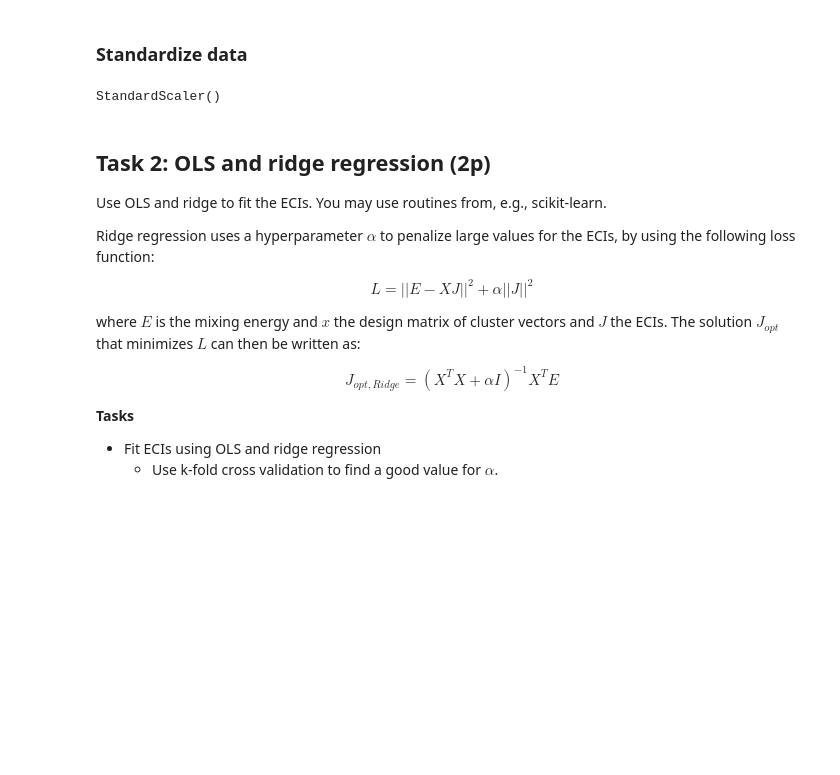
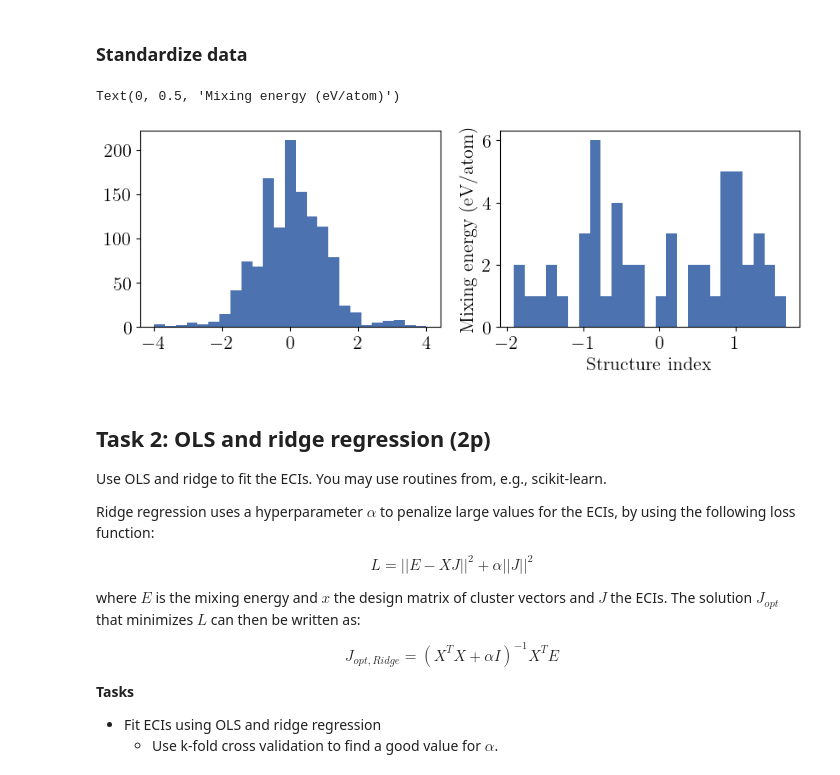
Before and after one commit to j-haralds/Advanced_sim, a Jupyter notebook: project_2a_shared/jesper_project_2a.ipynb, the cells around one changed output. Saved outputs shown, nothing was run; the diff lists cells and outputs as text; code cells hidden in the pictures; blank space fills up the shorter version.

```diff
--- a/project_2a_shared/jesper_project_2a.ipynb
+++ b/project_2a_shared/jesper_project_2a.ipynb
@@ -254,16 +293,2 @@ Text(0, 0.5, 'Mixing energy (eV/atom)')
 # %% [markdown]
 ### Standardize data
-# %%
-scaler = sklearn.preprocessing.StandardScaler()
-X_stand = scaler.fit(X)
-E_stand = scaler.fit(mixing_energies.reshape(-1, 1))
-
-X_stand =
-
-print(X_stand)
-
-# plt.plot(E_stand, X_stand[:,1], 'o')
-# plt.xlabel('Structure index')
-# plt.ylabel('Mixing energy (eV/atom)')
-# %% [output]
-StandardScaler()
@@ -276,3 +295,19 @@ for row in db.select():
+# %%
+scaler = sklearn.preprocessing.StandardScaler()
+X_stand = scaler.fit_transform(X)
+X_stand[:,0] = 1  # Set constant term to 1
+E_stand = scaler.fit_transform(mixing_energies.reshape(-1, 1))
+
+
+# print(E_stand)
+
+fig, axes = plt.subplots(1, 2, figsize=(10,3))
+axes[0].hist(X_stand.flatten(), bins=25)
+axes[1].hist(E_stand.flatten(), bins=25)
+axes[1].set_ylabel('Mixing energy (eV/atom)')
+# %% [output]
+Text(0, 0.5, 'Mixing energy (eV/atom)')
+[figure, added]
 # %% [markdown]
 ## Task 2: OLS and ridge regression (2p)
 
```
Also changed, not shown: parts of 19 cells of this notebook.
